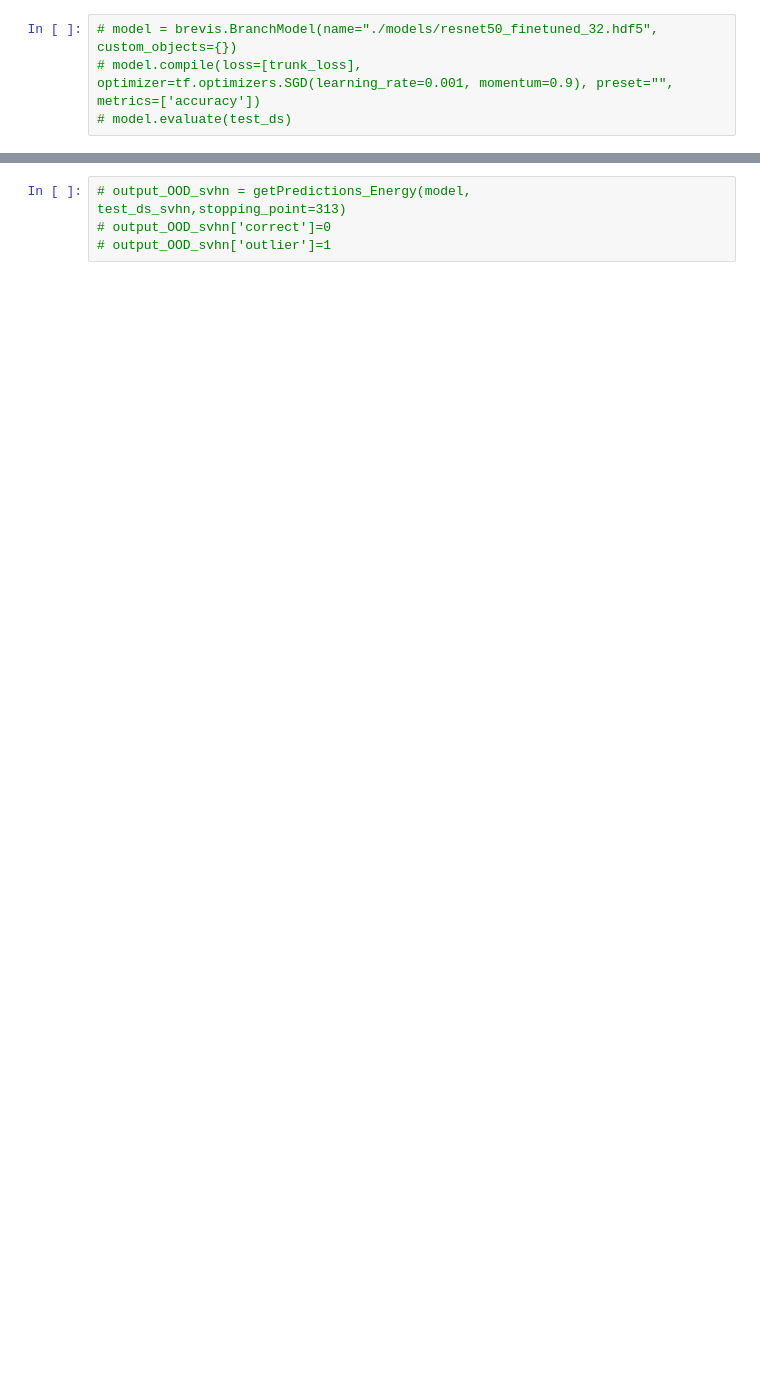
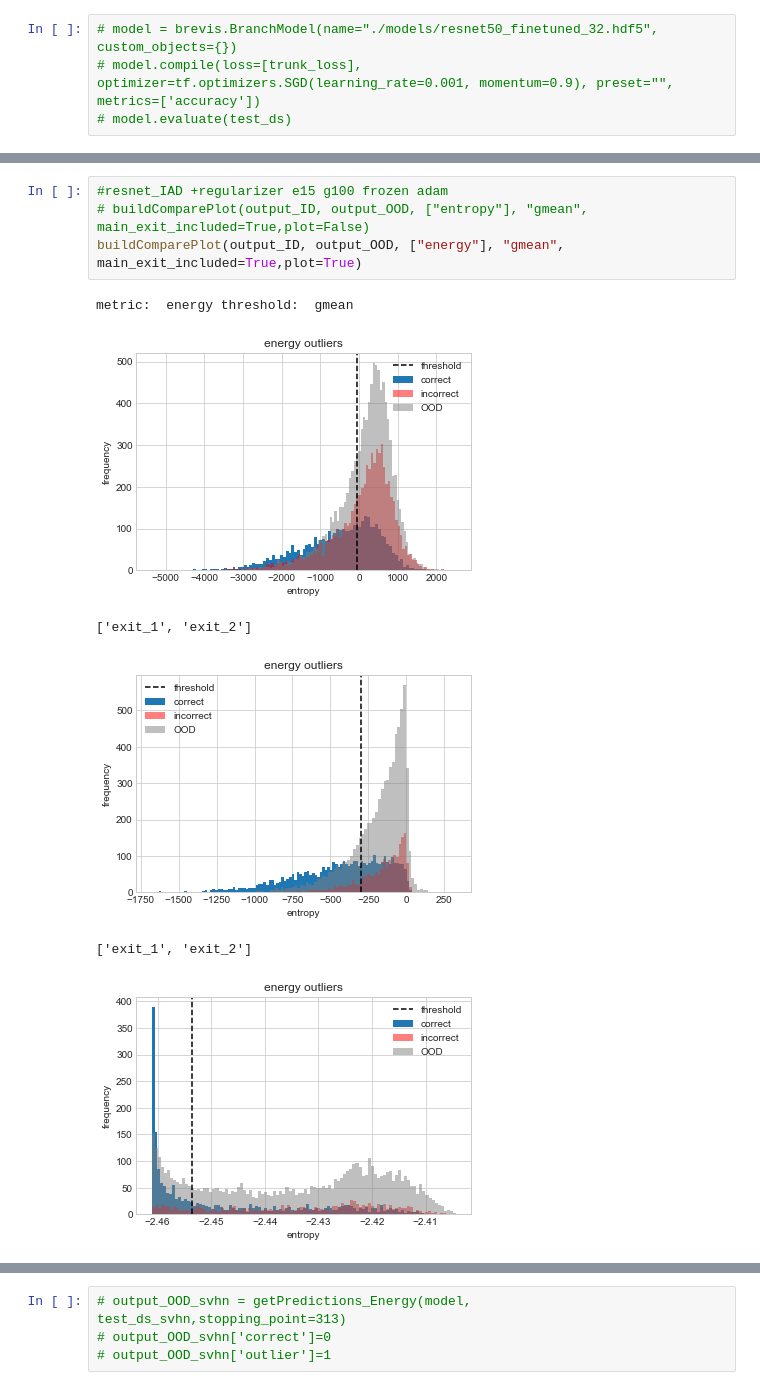
Before and after one commit to SanityLacking/BrevisNet, a Jupyter notebook: notebooks/Experiment_ResNet.ipynb, the cells around one changed output, grey strips where cells are left out. Cells and saved outputs as stored; diff of their text form; blank space fills up the shorter version.

```diff
--- a/notebooks/Experiment_ResNet.ipynb
+++ b/notebooks/Experiment_ResNet.ipynb
@@ -536,0 +1578,11 @@ prediction: 312 of 313
+# %%
+#resnet_IAD +regularizer e15 g100 frozen adam
+# buildComparePlot(output_ID, output_OOD, ["entropy"], "gmean", main_exit_included=True,plot=False)
+buildComparePlot(output_ID, output_OOD, ["energy"], "gmean", main_exit_included=True,plot=True)
+# %% [output]
+metric:  energy threshold:  gmean
+[figure, added]
+['exit_1', 'exit_2']
+[figure, added]
+['exit_1', 'exit_2']
+[figure, added]
```
Also changed, not shown: parts of 130 cells of this notebook, 18 other files.
